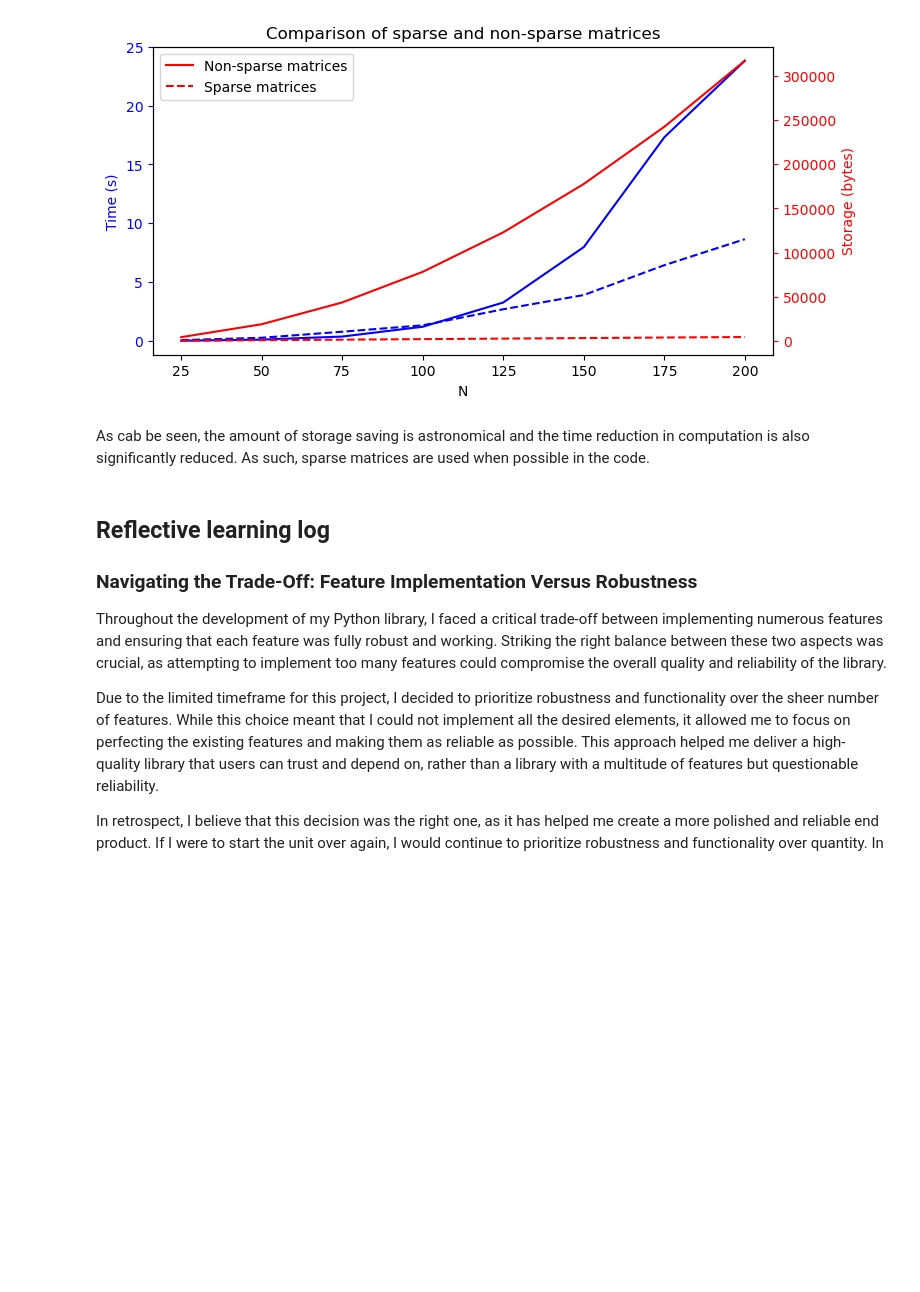
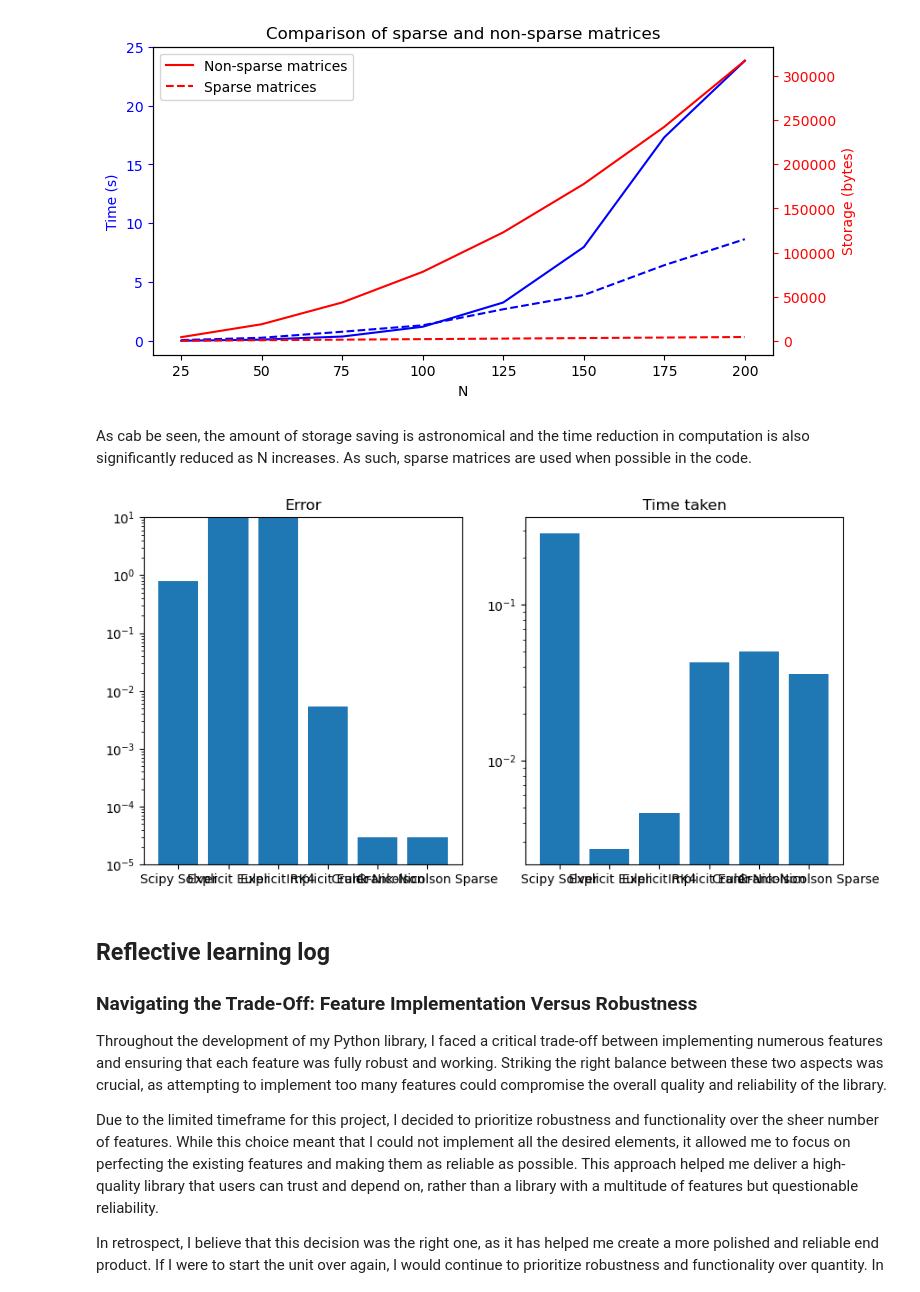
Before and after one commit to dupput/EMAT3008-ScientificComputing, a Jupyter notebook: Report.ipynb, the cells around one changed output. Drawn from its saved outputs; the diff is of its cells as text; code cells hidden in the pictures; blank space fills up the shorter version.

```diff
--- a/Report.ipynb
+++ b/Report.ipynb
@@ -265,7 +279,25 @@ sparse_diagnostics()
 Running tests for N = 200
 [figure]
 # %% [markdown]
-As cab be seen, the amount of storage saving is astronomical and the time reduction in computation is also significantly reduced. As such, sparse matrices are used when possible in the code.
+As cab be seen, the amount of storage saving is astronomical and the time reduction in computation is also significantly reduced as N increases. As such, sparse matrices are used when possible in the code.
+# %%
+# Plot results
+import matplotlib.pyplot as plt
+plt.figure(figsize=(10, 5))
+plt.subplot(1, 2, 1)
+plt.title('Error')
+plt.bar(data.keys(), [data[key][0] for key in data.keys()])
+plt.yscale('log')
+# ylimit [10^5]
+plt.ylim([1e-5, 1e1])
+
+plt.subplot(1, 2, 2)
+plt.title('Time taken')
+plt.bar(data.keys(), [data[key][2] for key in data.keys()])
+plt.yscale('log')
+plt.show()
+# %% [output]
+[figure, added]
 # %% [markdown]
 ## Reflective learning log
 
```
Also changed, not shown: parts of 6 cells of this notebook, 4 other files.
